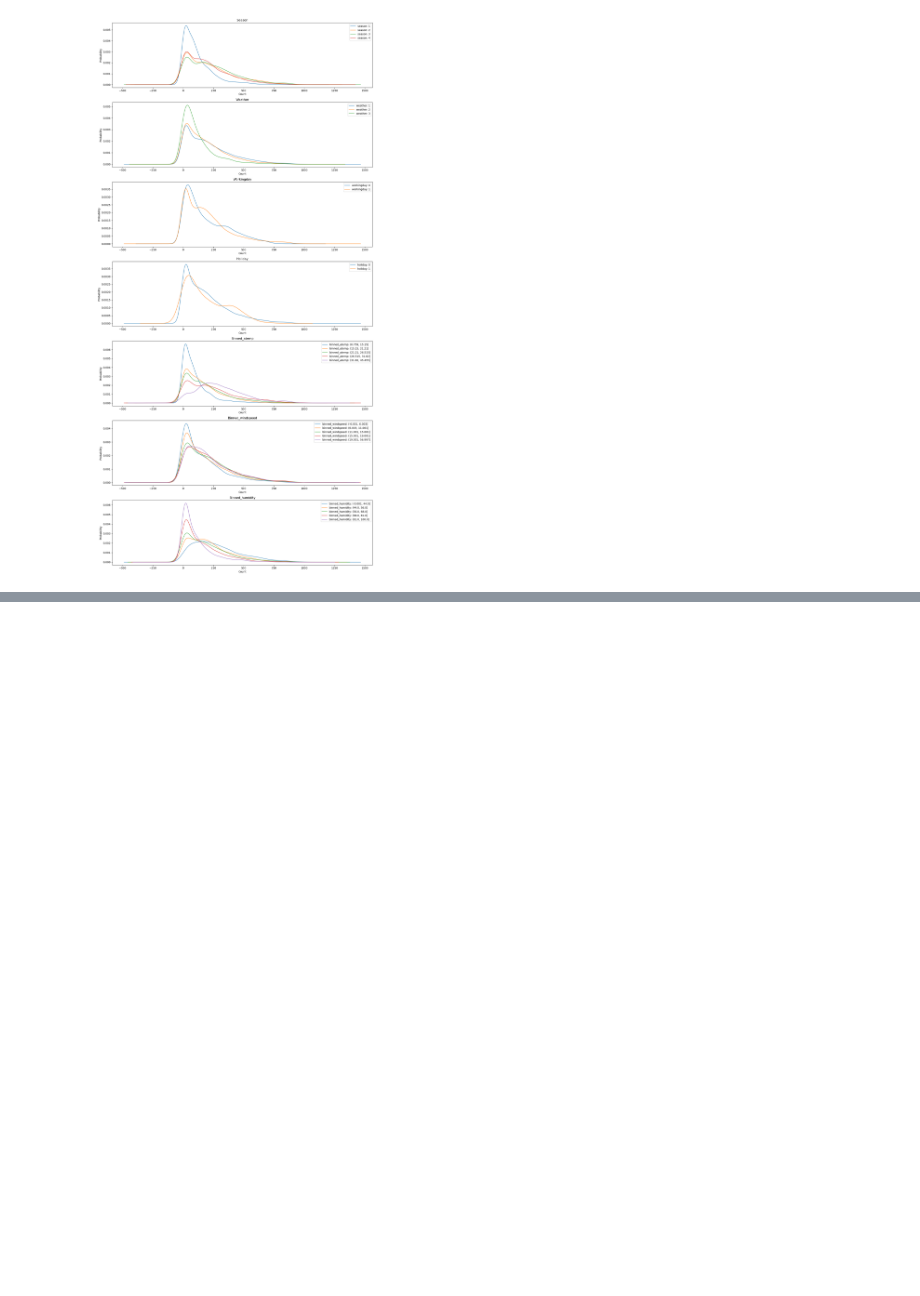
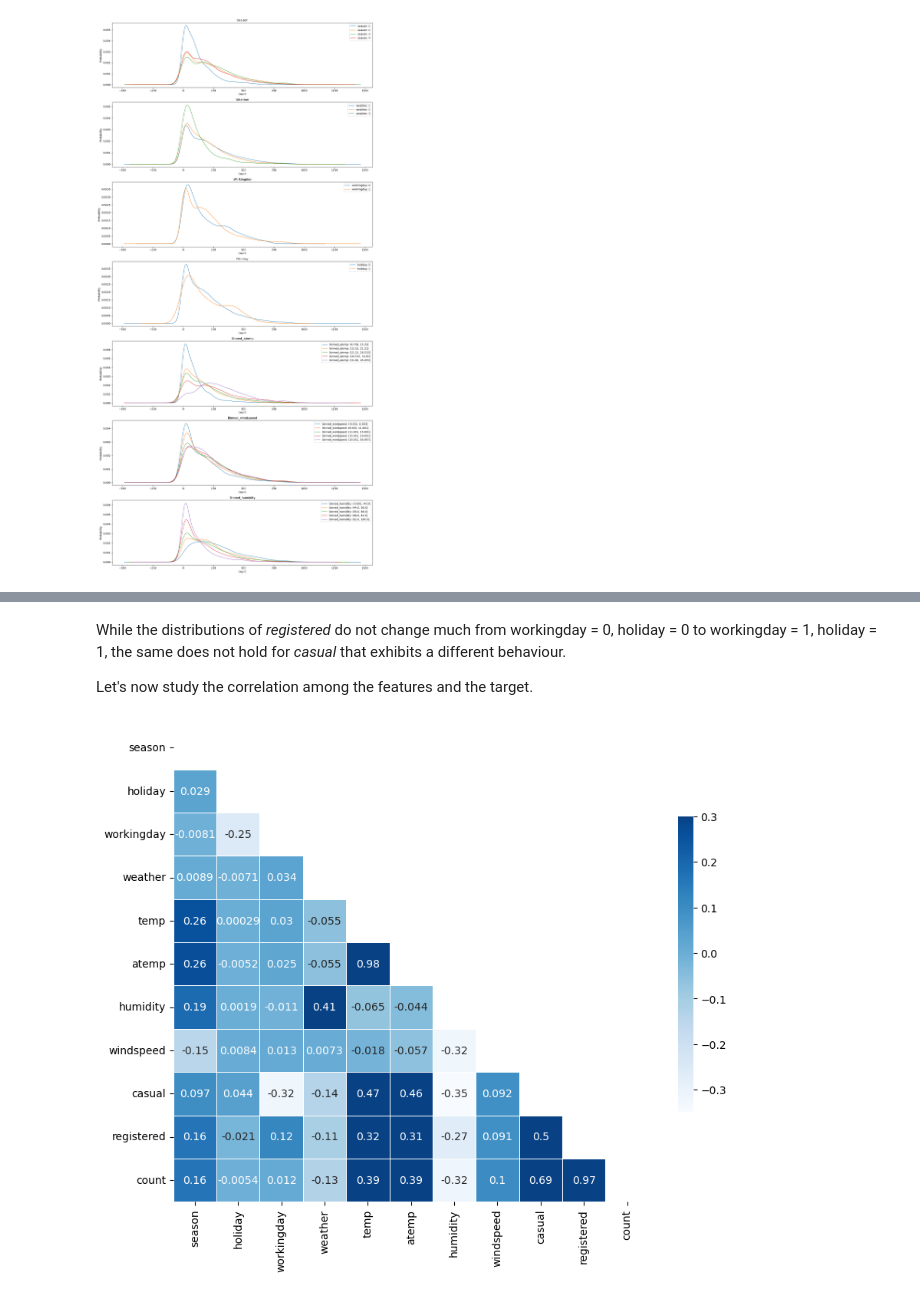
Before and after one commit to emivilla/ds-projects, a Jupyter notebook: bike_sharing/notebook.ipynb, the cells around one changed output, grey strips where cells are left out. Cells and saved outputs as stored; diff of their text form; code cells hidden in the pictures; blank space fills up the shorter version.

```diff
--- a/bike_sharing/notebook.ipynb
+++ b/bike_sharing/notebook.ipynb
@@ -193,0 +216,23 @@ Comments on the distributions above:
+# %% [markdown]
+While the distributions of *registered* do not change much from workingday = 0, holiday = 0 to workingday = 1, holiday = 1, the same does not hold for *casual* that exhibits a different behaviour.
+
+Let's now study the correlation among the features and the target.
+# %%
+# Make copy of df train
+tmp = df_train.copy()
+
+# Compute the correlation matrix
+corr = tmp.corr()
+
+# Generate a mask for the upper triangle
+mask = np.triu(np.ones_like(corr, dtype=bool))
+
+# Set up the matplotlib figure
+fig, ax = plt.subplots(figsize=(10, 10))
+
+# Draw the heatmap with the mask and correct aspect ratio
+sns.heatmap(corr, mask=mask, vmax=.3, center=0, cmap="Blues", annot=True,
+            square=True, linewidths=.5, cbar_kws={"shrink": .5})
+plt.show()
+# %% [output]
+[figure, added]
```
Also changed, not shown: parts of 19 cells of this notebook.
